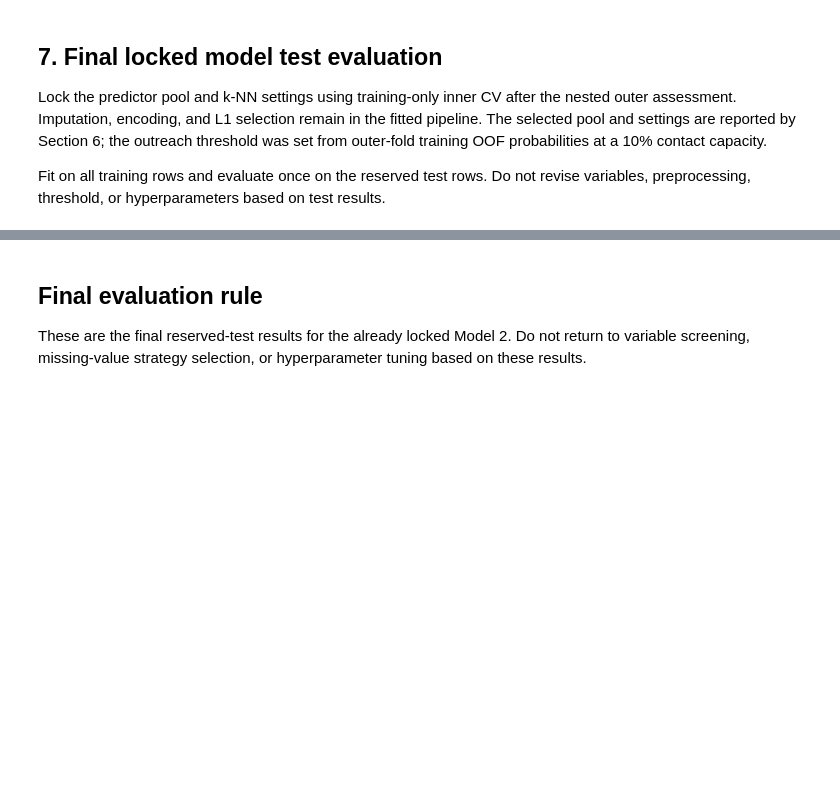
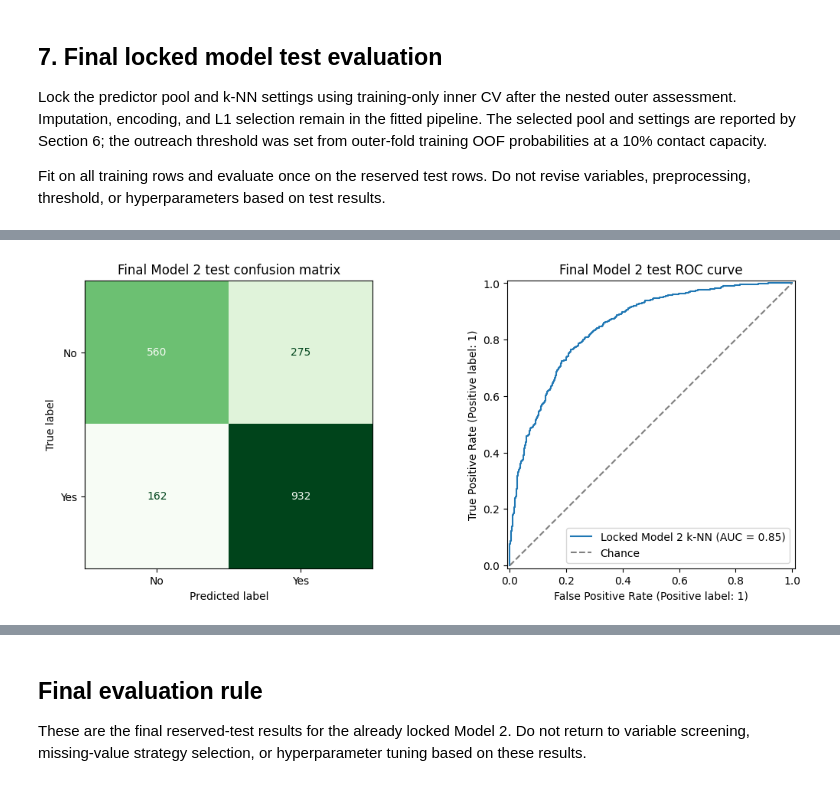
Before and after one commit to jimmyrua/8413-ML-GA1, a Jupyter notebook: GA1_model_2_missing_values.ipynb, the cells around one changed output, grey strips where cells are left out. Saved outputs shown, nothing was run; the diff lists cells and outputs as text; code cells hidden in the pictures; blank space fills up the shorter version.

```diff
--- a/GA1_model_2_missing_values.ipynb
+++ b/GA1_model_2_missing_values.ipynb
@@ -582,0 +677,22 @@ print(f"Locked outreach threshold for the 10% capacity target: {outreach_thresho
+# %%
+# Lock the final pool and its hyperparameters using training-only inner CV after outer assessment.
+final_training_searches = {}
+for pool_name, X_pool in X_train_pools.items():
+    print(f"Final training-only search: {pool_name}", flush=True)
+    search = GridSearchCV(
+        make_selection_knn_pipeline(feature_pools[pool_name]),
+        selection_grid,
+        scoring=scoring,
+        refit="roc_auc",
+        cv=inner_cv,
+        n_jobs=N_JOBS,
+        pre_dispatch=N_JOBS,
+        return_train_score=True,
+        error_score="raise",
+    )
+    search.fit(X_pool, y_train)
+    final_training_searches[pool_name] = search
+final_pool = max(final_training_searches, key=lambda name: final_training_searches[name].best_score_)
+reduced_model2_features = feature_pools[final_pool]
+reduced_model2_search = final_training_searches[final_pool]
+model2_search = reduced_model2_search
@@ -650,20 +1004,23 @@ print(pd.Series({
 # %%
 fig, axes = plt.subplots(1, 2, figsize=(11, 4.5), constrained_layout=True)
 ConfusionMatrixDisplay(
     confusion_matrix=model2_test_confusion,
     display_labels=["No", "Yes"],
 ).plot(ax=axes[0], cmap="Greens", colorbar=False)
 axes[0].set_title("Final Model 2 test confusion matrix")
 RocCurveDisplay.from_predictions(
     y_model2_test,
     model2_test_probability,
     name="Locked Model 2 k-NN",
     ax=axes[1],
 )
 axes[1].plot([0, 1], [0, 1], linestyle="--", color="gray", label="Chance")
 axes[1].set_title("Final Model 2 test ROC curve")
 axes[1].legend(loc="lower right")
+save_figure(fig, "figure_2_test_confusion_and_roc.png")
 plt.show()
+# %% [output]
+[figure, added]
 # %%
 final_model2_summary = pd.DataFrame([{
     "model": "Final Model 2",
```
Also changed, not shown: parts of 32 cells of this notebook.
